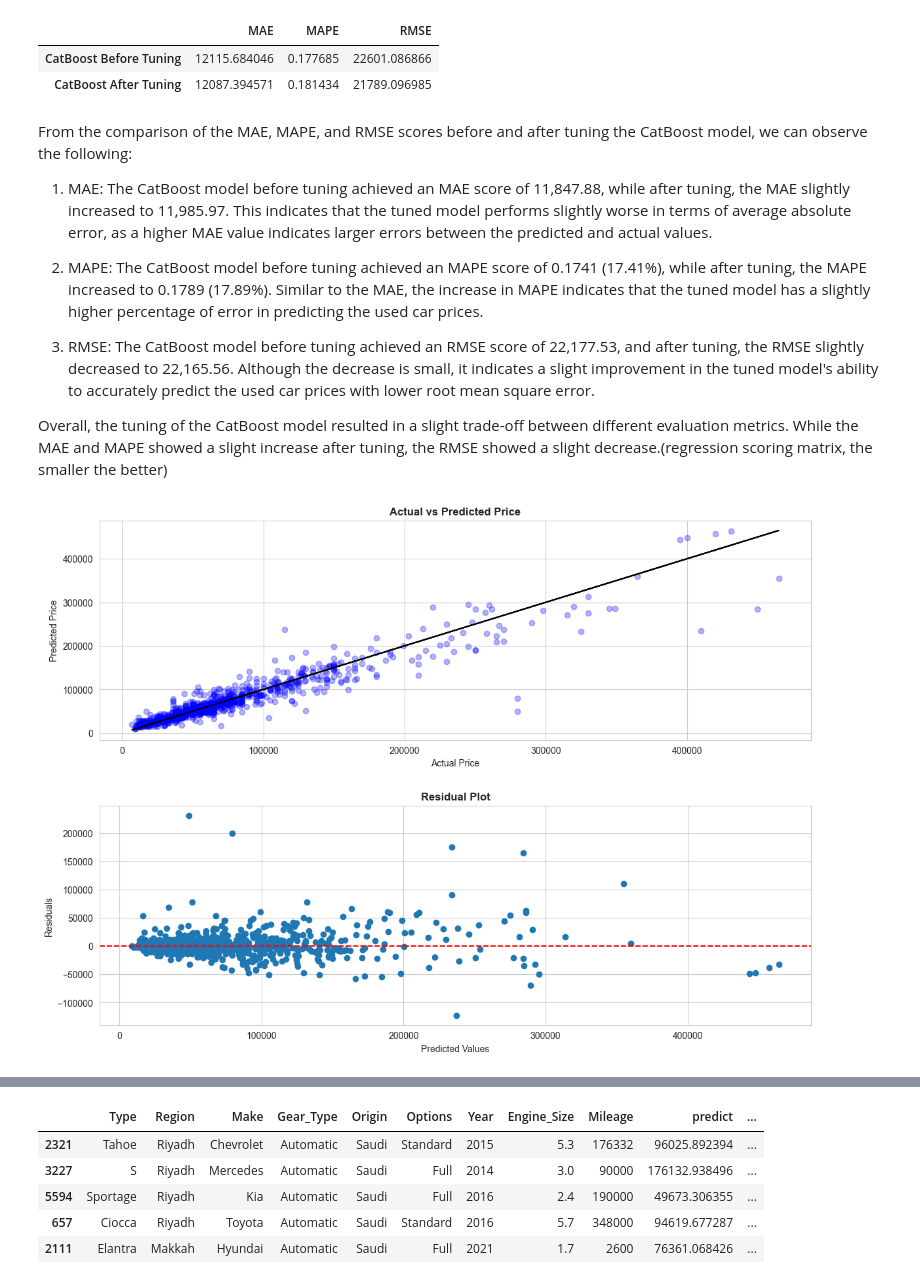
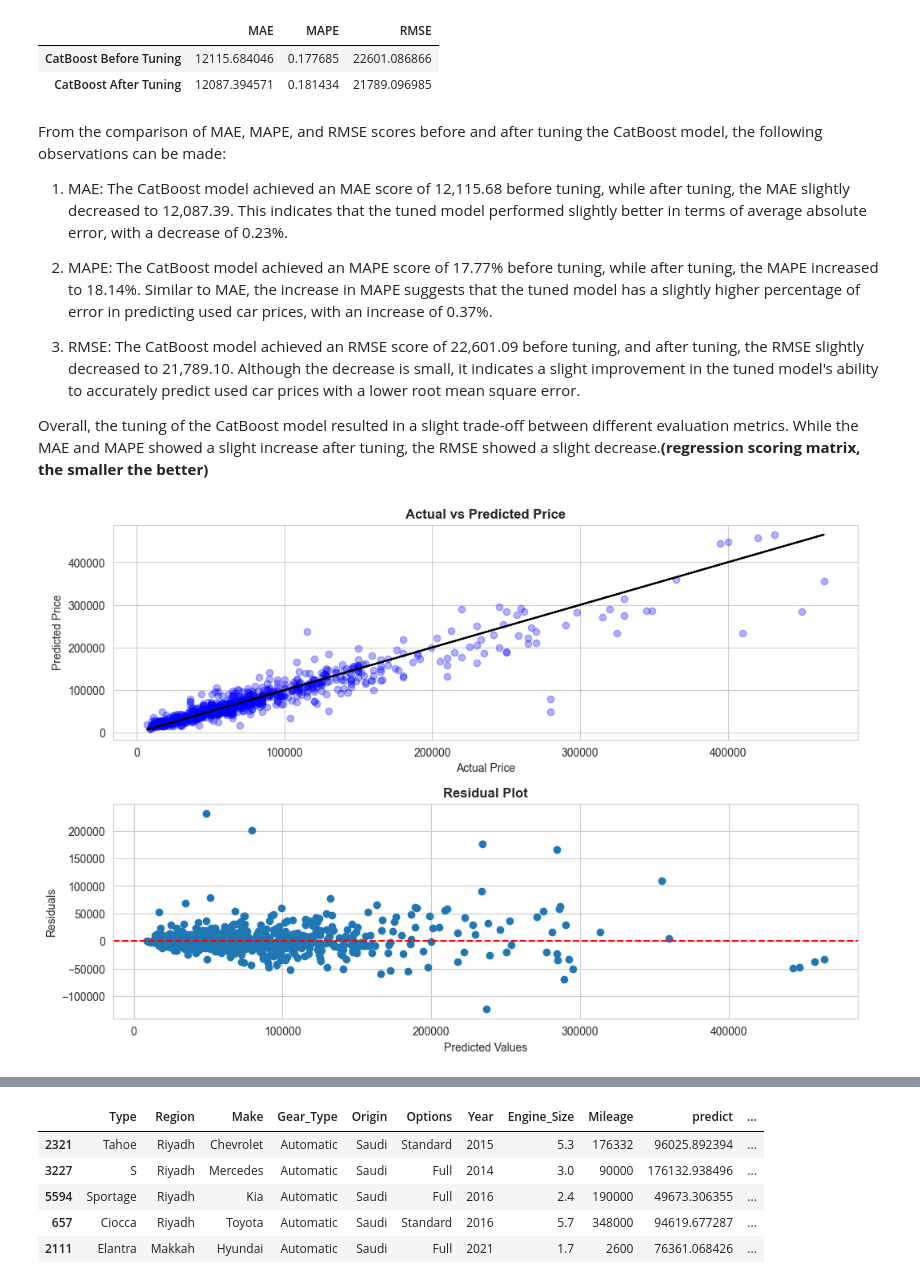
Before and after one commit to rezapurnama97/Saudi-Arabia-Used-Car-Price-ML-Prediction, a Jupyter notebook: Capstone 3.ipynb, the cells around one changed output, grey strips where cells are left out. Cells and saved outputs as stored; diff of their text form; code cells hidden in the pictures.

```diff
--- a/Capstone 3.ipynb
+++ b/Capstone 3.ipynb
@@ -406,7 +424,7 @@ plt.figure(figsize=(15, 5))
 
 for i in range(0, len(features)):
     plt.subplot(1, len(features), i+1)
-    sns.boxplot(y=df[features[i]], color='lightblue', orient='v')
+    sns.boxplot(y=df[features[i]], color='#00DFA2', orient='v')
     plt.tight_layout()
     plt.subplots_adjust(top=0.85)
 
@@ -966,46 +972,46 @@ comparison_scores
 | CatBoost Before Tuning | 12115.684046 | 0.177685 | 22601.086866 |
 | CatBoost After Tuning | 12087.394571 | 0.181434 | 21789.096985 |
 # %% [markdown]
-From the comparison of the MAE, MAPE, and RMSE scores before and after tuning the CatBoost model, we can observe the following:
+From the comparison of MAE, MAPE, and RMSE scores before and after tuning the CatBoost model, the following observations can be made:
 
-1. MAE: The CatBoost model before tuning achieved an MAE score of 11,847.88, while after tuning, the MAE slightly increased to 11,985.97. This indicates that the tuned model performs slightly worse in terms of average absolute error, as a higher MAE value indicates larger errors between the predicted and actual values.
+1. MAE: The CatBoost model achieved an MAE score of 12,115.68 before tuning, while after tuning, the MAE slightly decreased to 12,087.39. This indicates that the tuned model performed slightly better in terms of average absolute error, with a decrease of 0.23%.
 
-2. MAPE: The CatBoost model before tuning achieved an MAPE score of 0.1741 (17.41%), while after tuning, the MAPE increased to 0.1789 (17.89%). Similar to the MAE, the increase in MAPE indicates that the tuned model has a slightly higher percentage of error in predicting the used car prices.
+2. MAPE: The CatBoost model achieved an MAPE score of 17.77% before tuning, while after tuning, the MAPE increased to 18.14%. Similar to MAE, the increase in MAPE suggests that the tuned model has a slightly higher percentage of error in predicting used car prices, with an increase of 0.37%.
 
-3. RMSE: The CatBoost model before tuning achieved an RMSE score of 22,177.53, and after tuning, the RMSE slightly decreased to 22,165.56. Although the decrease is small, it indicates a slight improvement in the tuned model's ability to accurately predict the used car prices with lower root mean square error.
+3. RMSE: The CatBoost model achieved an RMSE score of 22,601.09 before tuning, and after tuning, the RMSE slightly decreased to 21,789.10. Although the decrease is small, it indicates a slight improvement in the tuned model's ability to accurately predict used car prices with a lower root mean square error.
 
-Overall, the tuning of the CatBoost model resulted in a slight trade-off between different evaluation metrics. While the MAE and MAPE showed a slight increase after tuning, the RMSE showed a slight decrease.(regression scoring matrix, the smaller the better)
+Overall, the tuning of the CatBoost model resulted in a slight trade-off between different evaluation metrics. While the MAE and MAPE showed a slight increase after tuning, the RMSE showed a slight decrease.__(regression scoring matrix, the smaller the better)__
 # %%
 import matplotlib.pyplot as plt
 import matplotlib.font_manager as font_manager
 
 # Create a figure with two subplots
-fig, (ax1, ax2) = plt.subplots(2, 1, figsize=(14, 10))
+fig, (ax1, ax2) = plt.subplots(2, 1, figsize=(12, 8))
 
 # Plot actual vs predicted price
 ax1.scatter(y_test, y_pred_cat_boost_tuning, color='blue', alpha=0.3)
 ax1.plot(y_test, y_test, color='black', alpha=1)
 ax1.set_title('Actual vs Predicted Price', fontweight='bold')
 ax1.set_xlabel('Actual Price')
 ax1.set_ylabel('Predicted Price')
 
 # Calculate residuals
 residuals = y_test - y_pred_cat_boost_tuning
 
 # Plot residual plot
 ax2.scatter(y_pred_cat_boost_tuning, residuals)
 ax2.axhline(y=0, color='r', linestyle='--')
 ax2.set_xlabel('Predicted Values')
 ax2.set_ylabel('Residuals')
 ax2.set_title('Residual Plot', fontweight='bold')
 
 # Adjust the spacing between subplots
 plt.subplots_adjust(hspace=0.3)
 
 # Display the plot
 plt.show()
 # %% [output]
-[figure, old version]
+[figure, new version]
 # %% [markdown]
 - By this Scatter Plot 'Actual vs Predicted Price', we can see that our model might be linear to Actual Price (from what we Predicted). But when the Price more than 150000, this plot comes more irregular. We can see that sometime we had a high-predicted price and sometime low after 150000.
 - From the Scatter plot 'Residual plot' above, it can be concluded that the model is reasonably good at predicting car prices ranging from 5000 SAR to 150,000 SAR. The distribution of residual points within that price range indicates that the model has relatively low errors and is capable of producing fairly accurate predictions within that
```
Also changed, not shown: parts of 30 cells of this notebook, 1 other file.
